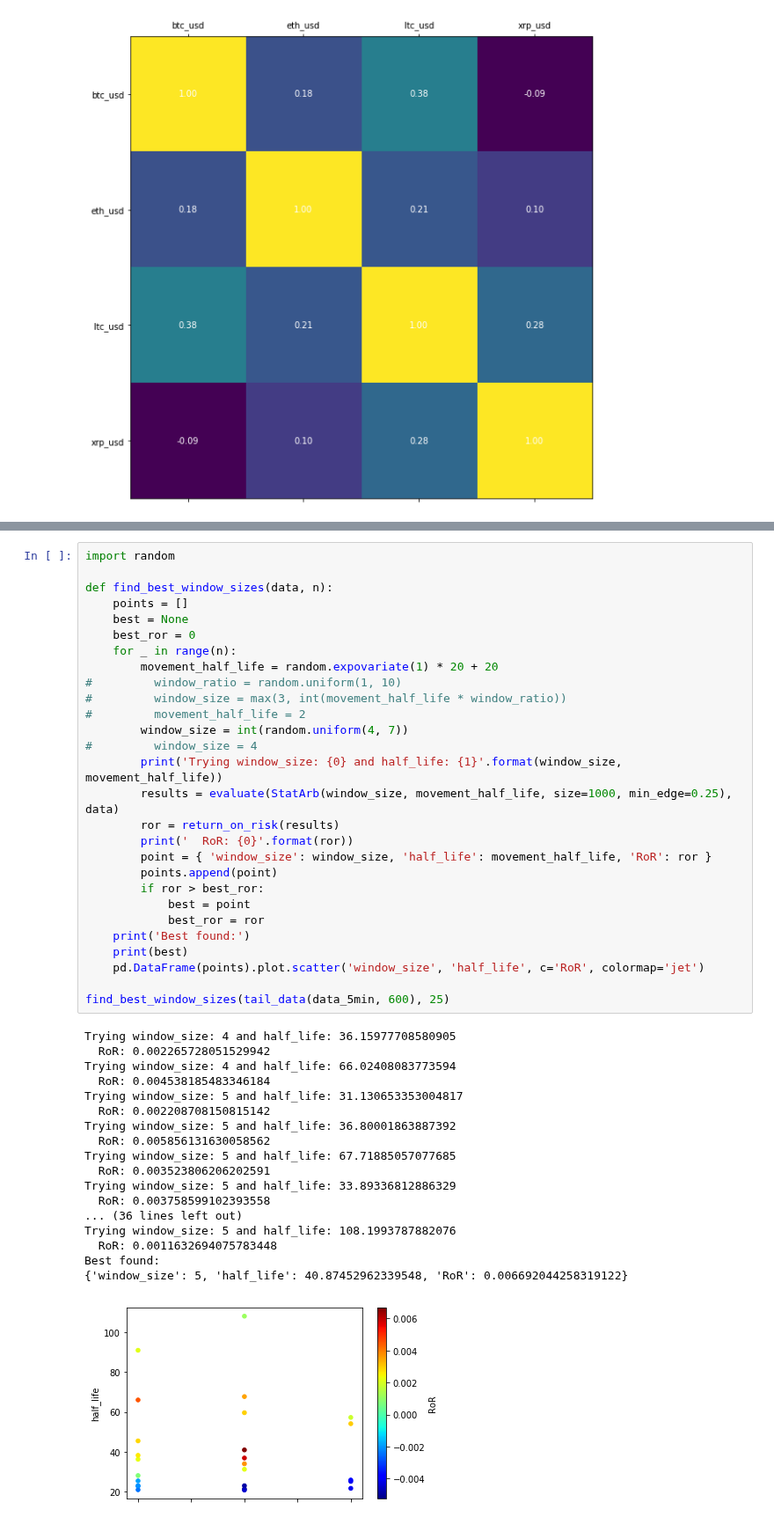
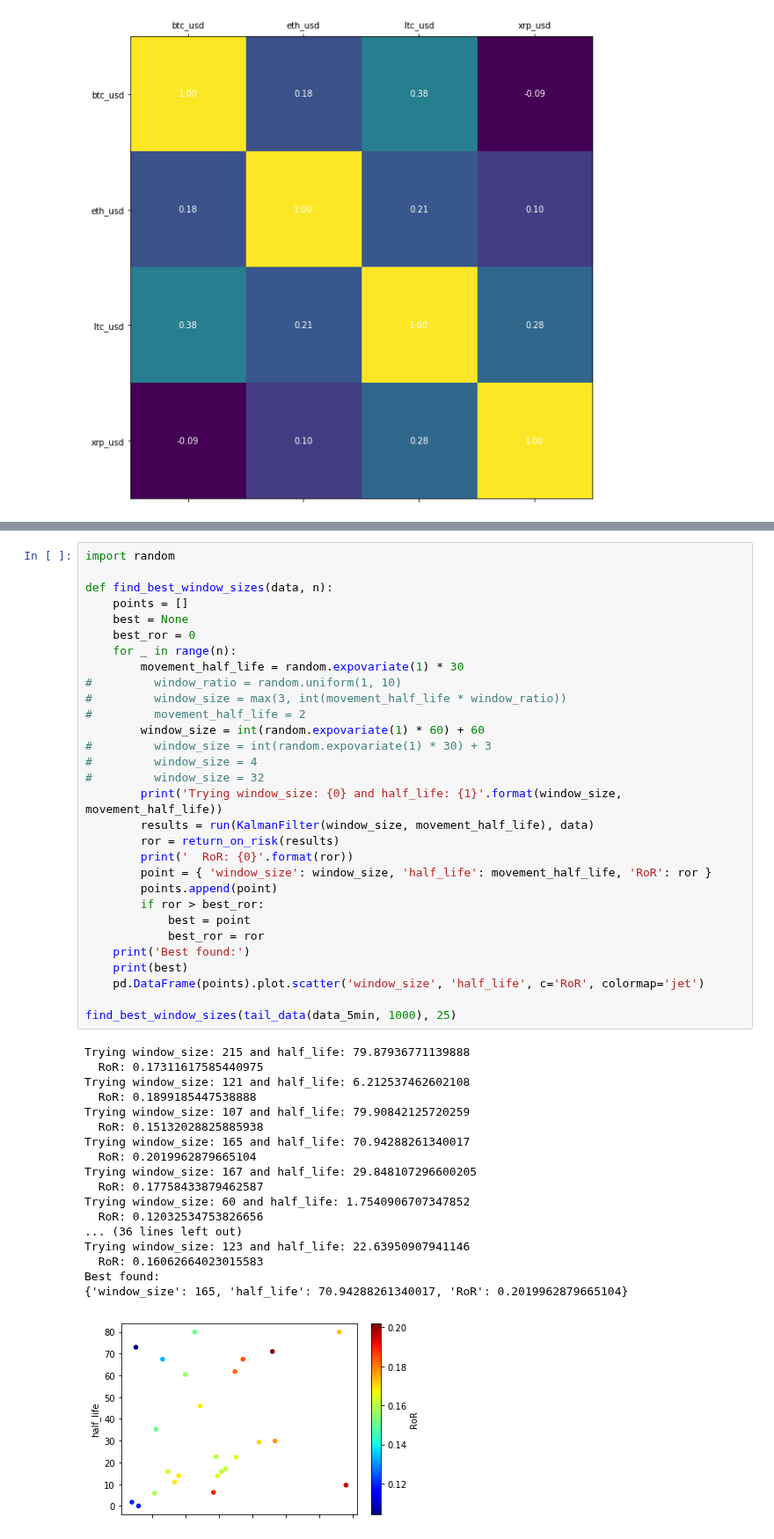
Before and after one commit to cambrian/quant, a Jupyter notebook: research/analysis.ipynb, the cells around one changed output, grey strips where cells are left out. Shown at 88% size. Cells and saved outputs as stored; diff of their text form.

```diff
--- a/research/analysis.ipynb
+++ b/research/analysis.ipynb
@@ -436,47 +508,49 @@ Name: 2019-03-15 19:13:00, dtype: float64
 # %%
 import random
 
 def find_best_window_sizes(data, n):
     points = []
     best = None
     best_ror = 0
     for _ in range(n):
-        movement_half_life = random.expovariate(1) * 20 + 20
+        movement_half_life = random.expovariate(1) * 30
 #         window_ratio = random.uniform(1, 10)
 #         window_size = max(3, int(movement_half_life * window_ratio))
 #         movement_half_life = 2
-        window_size = int(random.uniform(4, 7))
+        window_size = int(random.expovariate(1) * 60) + 60
+#         window_size = int(random.expovariate(1) * 30) + 3
 #         window_size = 4
+#         window_size = 32
         print('Trying window_size: {0} and half_life: {1}'.format(window_size, movement_half_life))
-        results = evaluate(StatArb(window_size, movement_half_life, size=1000, min_edge=0.25), data)
+        results = run(KalmanFilter(window_size, movement_half_life), data)
         ror = return_on_risk(results)
         print('  RoR: {0}'.format(ror))
         point = { 'window_size': window_size, 'half_life': movement_half_life, 'RoR': ror }
         points.append(point)
         if ror > best_ror:
             best = point
             best_ror = ror
     print('Best found:')
     print(best)
     pd.DataFrame(points).plot.scatter('window_size', 'half_life', c='RoR', colormap='jet')
 
-find_best_window_sizes(tail_data(data_5min, 600), 25)
+find_best_window_sizes(tail_data(data_5min, 1000), 25)
 # %% [output]
-Trying window_size: 4 and half_life: 36.15977708580905
-  RoR: 0.002265728051529942
-Trying window_size: 4 and half_life: 66.02408083773594
-  RoR: 0.004538185483346184
-Trying window_size: 5 and half_life: 31.130653353004817
-  RoR: 0.002208708150815142
-Trying window_size: 5 and half_life: 36.80001863887392
-  RoR: 0.005856131630058562
-Trying window_size: 5 and half_life: 67.71885057077685
-  RoR: 0.003523806206202591
-Trying window_size: 5 and half_life: 33.89336812886329
-  RoR: 0.003758599102393558
+Trying window_size: 215 and half_life: 79.87936771139888
+  RoR: 0.17311617585440975
+Trying window_size: 121 and half_life: 6.212537462602108
+  RoR: 0.1899185447538888
+Trying window_size: 107 and half_life: 79.90842125720259
+  RoR: 0.15132028825885938
+Trying window_size: 165 and half_life: 70.94288261340017
+  RoR: 0.2019962879665104
+Trying window_size: 167 and half_life: 29.848107296600205
+  RoR: 0.17758433879462587
+Trying window_size: 60 and half_life: 1.7540906707347852
+  RoR: 0.12032534753826656
 ... (36 lines left out)
-Trying window_size: 5 and half_life: 108.1993787882076
-  RoR: 0.0011632694075783448
+Trying window_size: 123 and half_life: 22.63950907941146
+  RoR: 0.16062664023015583
 Best found:
-{'window_size': 5, 'half_life': 40.87452962339548, 'RoR': 0.006692044258319122}
+{'window_size': 165, 'half_life': 70.94288261340017, 'RoR': 0.2019962879665104}
-[figure, old version]
+[figure, new version]
```
Also changed, not shown: parts of 15 cells of this notebook, 1 other file.
